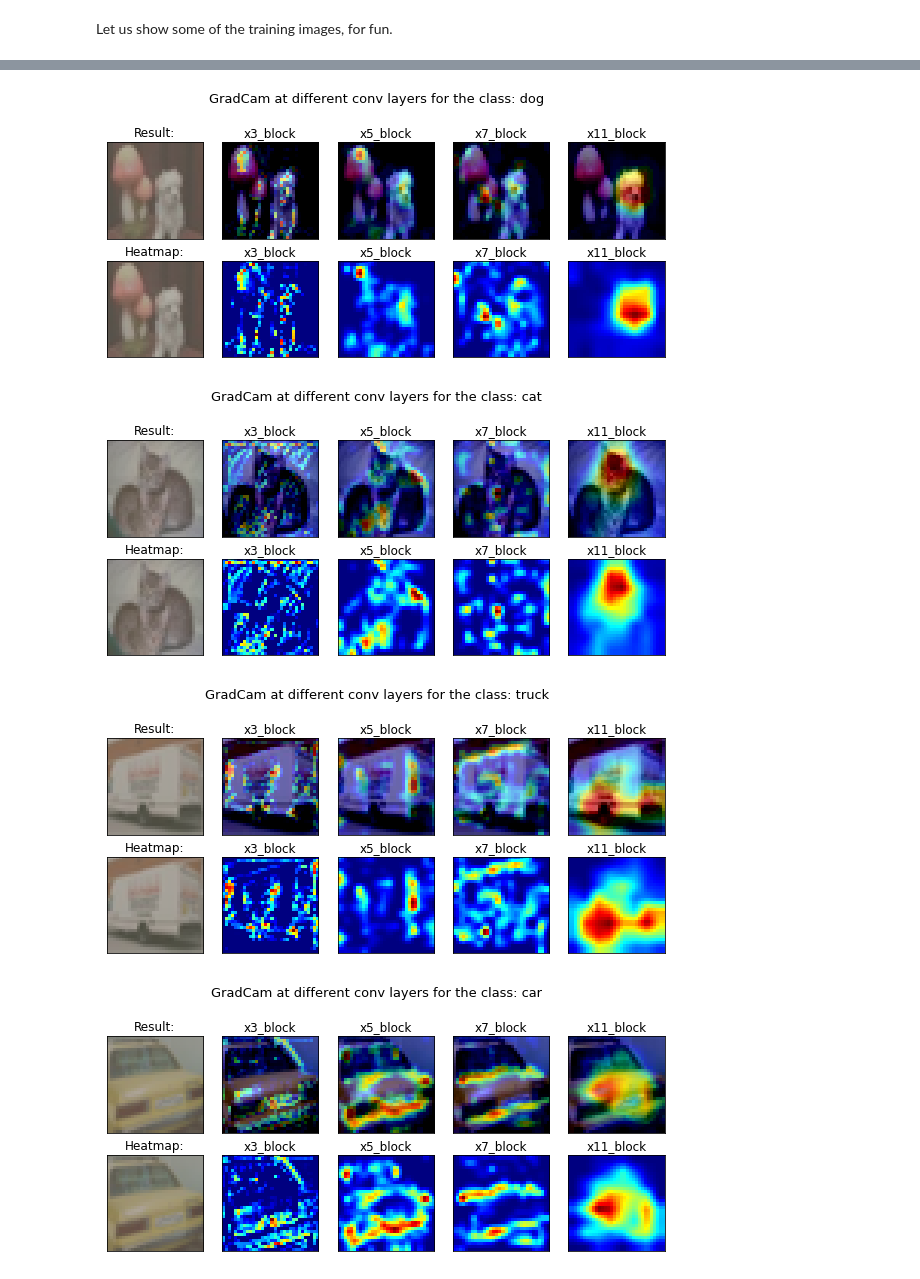
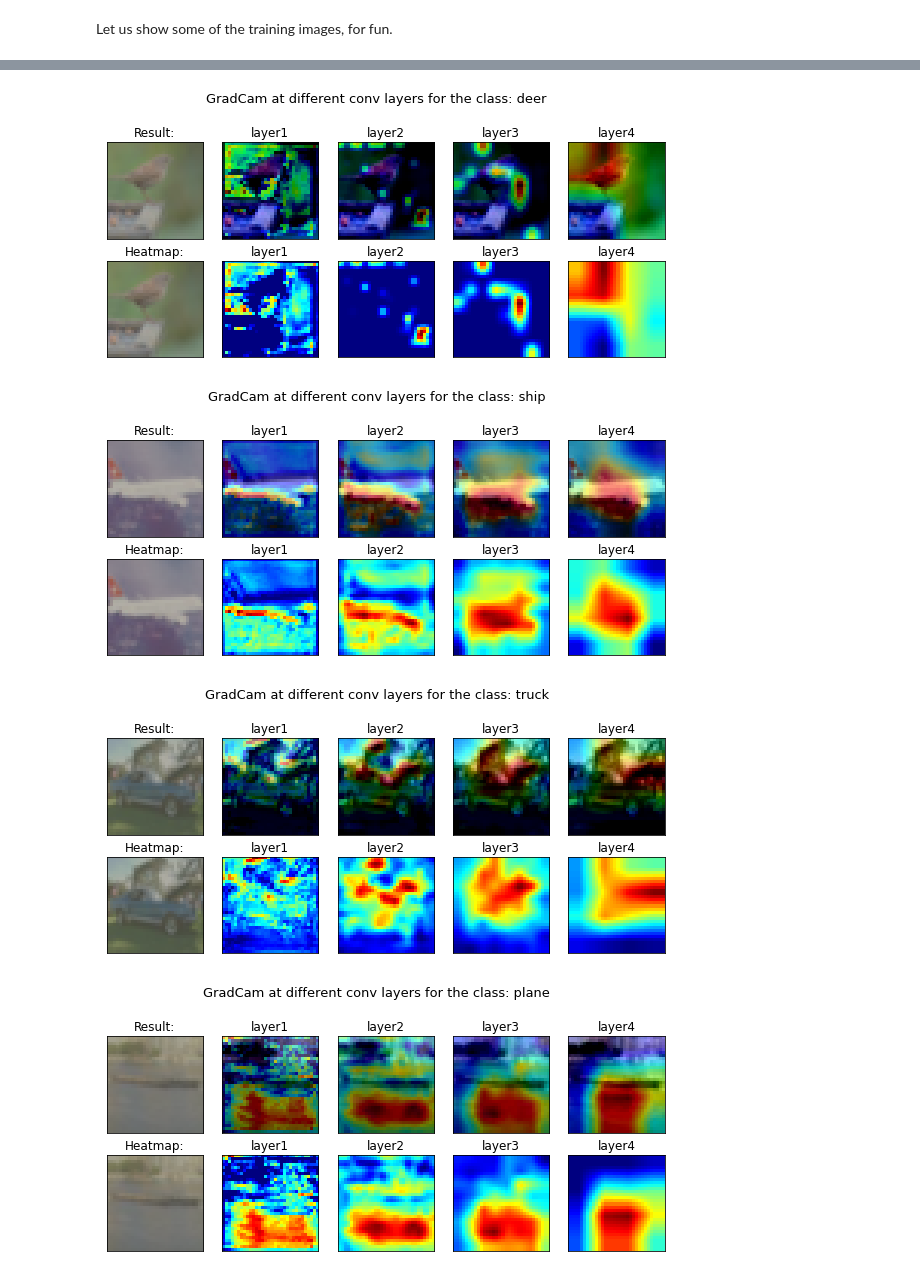
Before and after one commit to ramana16/EVA4, a Jupyter notebook: EVA4S9/S9-Quiz.ipynb, the cells around one changed output, grey strips where cells are left out. Drawn from its saved outputs; the diff is of its cells as text; code cells hidden in the pictures.

```diff
--- a/EVA4S9/S9-Quiz.ipynb
+++ b/EVA4S9/S9-Quiz.ipynb
@@ -71,7 +66,7 @@ plane   dog  deer  deer
 [figure]
 # %%
 device = which_device()
-net = QuizDNN(args)
+net = ResNet18(args.dropout)
 model = net.to(device)
 show_model_summary(model, (3,32,32))
 # %% [output]
@@ -94,9 +89,8 @@ Estimated Total Size (MB): 8.53
 None
 # %%
 criterion = nn.CrossEntropyLoss()
-optimizer = optim.SGD(model.parameters(), lr=args.lr, momentum=args.momentum)
-scheduler = OneCycleLR(optimizer, max_lr=args.max_lr, epochs=args.epochs,
-                       steps_per_epoch=len(data.train_loader))
+optimizer = optim.SGD(model.parameters(), lr=0.001, momentum=0.9, weight_decay=0.001)
+scheduler = StepLR(optimizer, step_size=35, gamma=0.1)
 
 def test(model, device, test_loader, criterion, classes, test_losses, test_accs,
          misclassified_imgs, correct_imgs, is_last_epoch):
@@ -228,7 +222,7 @@ plot_graph(test_accs, "Accuracy")
 # %%
 plot_misclassified_images(misclassified_imgs, data.classes, "misclassified_imgs.png")
 # %%
-target_layers = ["x3_block","x5_block","x7_block","x11_block"]
+target_layers = ["layer1","layer2","layer3","layer4"]
 viz_cam = VisualizeCam(model,data.classes, target_layers)
 # %%
 num_img = 5
@@ -265,31 +259,30 @@ Clipping input data to the valid range for imshow with RGB data ([0..1] for floa
 # %%
-num_img = 5
-correct_pred_imgs = []
+incorrect_pred_imgs = []
 for i in range(num_img):
-  correct_pred_imgs.append(torch.as_tensor(correct_imgs[i]["img"]))
-viz_cam(torch.stack(correct_pred_imgs), target_layers, metric="correct")
+  incorrect_pred_imgs.append(torch.as_tensor(misclassified_imgs[i]["img"]))
+viz_cam(torch.stack(incorrect_pred_imgs), target_layers, metric="incorrect")
 # %% [output]
 Clipping input data to the valid range for imshow with RGB data ([0..1] for floats or [0..255] for integers).
 Clipping input data to the valid range for imshow with RGB data ([0..1] for floats or [0..255] for integers).
 Clipping input data to the valid range for imshow with RGB data ([0..1] for floats or [0..255] for integers).
 Clipping input data to the valid range for imshow with RGB data ([0..1] for floats or [0..255] for integers).
 Clipping input data to the valid range for imshow with RGB data ([0..1] for floats or [0..255] for integers).
 Clipping input data to the valid range for imshow with RGB data ([0..1] for floats or [0..255] for integers).
 Clipping input data to the valid range for imshow with RGB data ([0..1] for floats or [0..255] for integers).
 Clipping input data to the valid range for imshow with RGB data ([0..1] for floats or [0..255] for integers).
 Clipping input data to the valid range for imshow with RGB data ([0..1] for floats or [0..255] for integers).
 Clipping input data to the valid range for imshow with RGB data ([0..1] for floats or [0..255] for integers).
 Clipping input data to the valid range for imshow with RGB data ([0..1] for floats or [0..255] for integers).
 Clipping input data to the valid range for imshow with RGB data ([0..1] for floats or [0..255] for integers).
 Clipping input data to the valid range for imshow with RGB data ([0..1] for floats or [0..255] for integers).
 Clipping input data to the valid range for imshow with RGB data ([0..1] for floats or [0..255] for integers).
 Clipping input data to the valid range for imshow with RGB data ([0..1] for floats or [0..255] for integers).
 Clipping input data to the valid range for imshow with RGB data ([0..1] for floats or [0..255] for integers).
 Clipping input data to the valid range for imshow with RGB data ([0..1] for floats or [0..255] for integers).
 Clipping input data to the valid range for imshow with RGB data ([0..1] for floats or [0..255] for integers).
 Clipping input data to the valid range for imshow with RGB data ([0..1] for floats or [0..255] for integers).
 Clipping input data to the valid range for imshow with RGB data ([0..1] for floats or [0..255] for integers).
-[figure, old version]
+[figure, new version]
-[figure, old version]
+[figure, new version]
-[figure, old version]
+[figure, new version]
-[figure, old version]
+[figure, new version]
```
Also changed, not shown: parts of 9 cells of this notebook.
